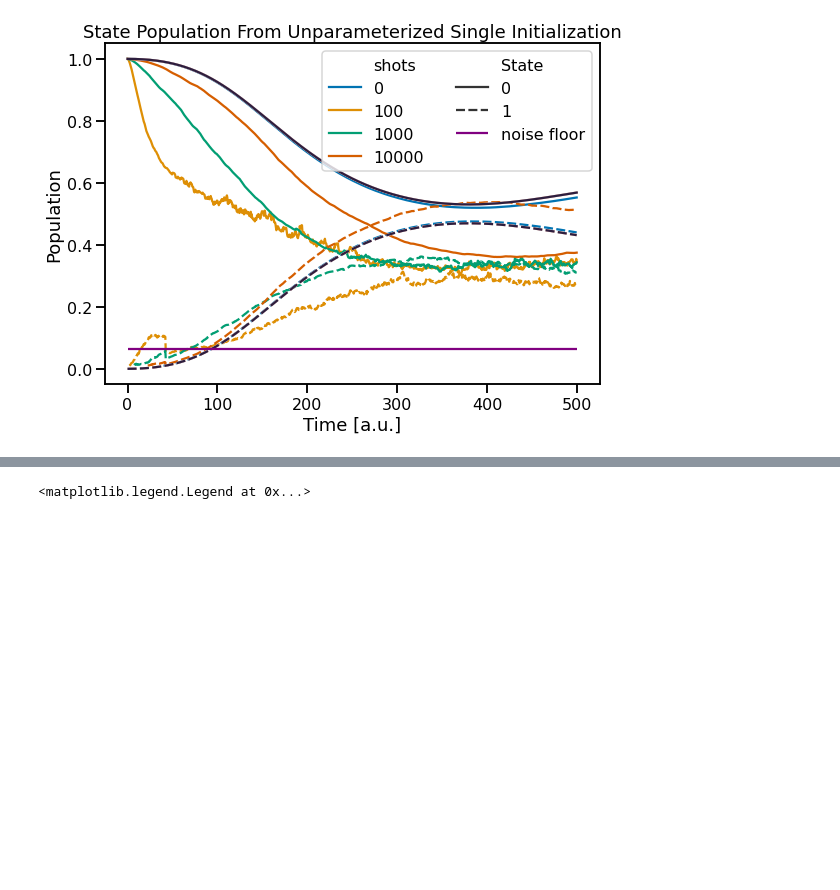
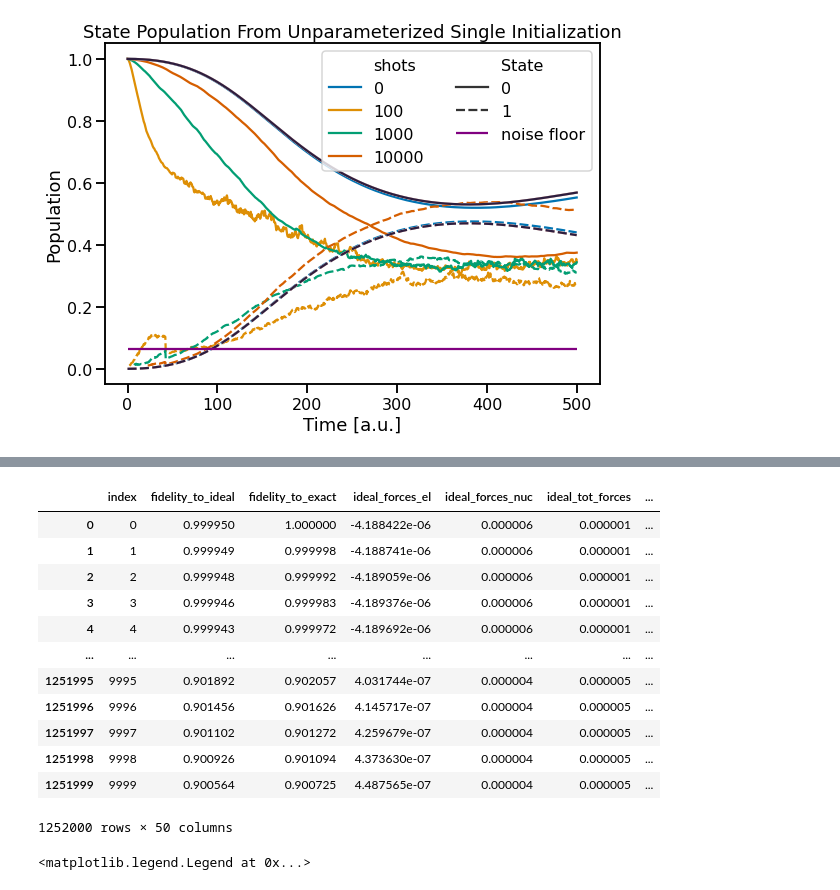
Before and after one commit to danielbultrini/TDVQP_SM, a Jupyter notebook: param_unparam.ipynb, the cells around one changed output, grey strips where cells are left out. Drawn from its saved outputs; the diff is of its cells as text; code cells hidden in the pictures; blank space fills up the shorter version.

```diff
--- a/param_unparam.ipynb
+++ b/param_unparam.ipynb
@@ -218,3 +249,32 @@ plt.legend(handles=handles, labels=labels, ncol=3,bbox_to_anchor=(0.5, -0.15), l
+# %%
+import pandas as pd
+from scipy.optimize import curve_fit
+
+def custom_func(x, a):
+    return a ** x
+
+grouped = dfs.groupby(['shots'])
+
+for name, group in grouped:
+    popt, _ = curve_fit(custom_func, group['times'], group['fidelity_to_exact'])
+    dfs.loc[dfs['shots'] == name, 'fitted'] = custom_func(dfs.loc[dfs['shots'] == name, 'times'], *popt)
+    dfs.loc[dfs['shots'] == name, 'threshold'] = popt[0]
+# %%
+dfs
+# %% [output]
+|  | index | fidelity_to_ideal | fidelity_to_exact | ideal_forces_el | ideal_forces_nuc | ideal_tot_forces | ... |
+| 0 | 0 | 0.999950 | 1.000000 | -4.188422e-06 | 0.000006 | 0.000001 | ... |
+| 1 | 1 | 0.999949 | 0.999998 | -4.188741e-06 | 0.000006 | 0.000001 | ... |
+| 2 | 2 | 0.999948 | 0.999992 | -4.189059e-06 | 0.000006 | 0.000001 | ... |
+| 3 | 3 | 0.999946 | 0.999983 | -4.189376e-06 | 0.000006 | 0.000001 | ... |
+| 4 | 4 | 0.999943 | 0.999972 | -4.189692e-06 | 0.000006 | 0.000001 | ... |
+| ... | ... | ... | ... | ... | ... | ... | ... |
+| 1251995 | 9995 | 0.901892 | 0.902057 | 4.031744e-07 | 0.000004 | 0.000005 | ... |
+| 1251996 | 9996 | 0.901456 | 0.901626 | 4.145717e-07 | 0.000004 | 0.000005 | ... |
+| 1251997 | 9997 | 0.901102 | 0.901272 | 4.259679e-07 | 0.000004 | 0.000005 | ... |
+| 1251998 | 9998 | 0.900926 | 0.901094 | 4.373630e-07 | 0.000004 | 0.000005 | ... |
+| 1251999 | 9999 | 0.900564 | 0.900725 | 4.487565e-07 | 0.000004 | 0.000005 | ... |
+1252000 rows × 50 columns
 # %%
 fig, ax = plt.subplots(nrows=1,figsize=((8, 6)))
 
```
Also changed, not shown: parts of 3 cells of this notebook.
